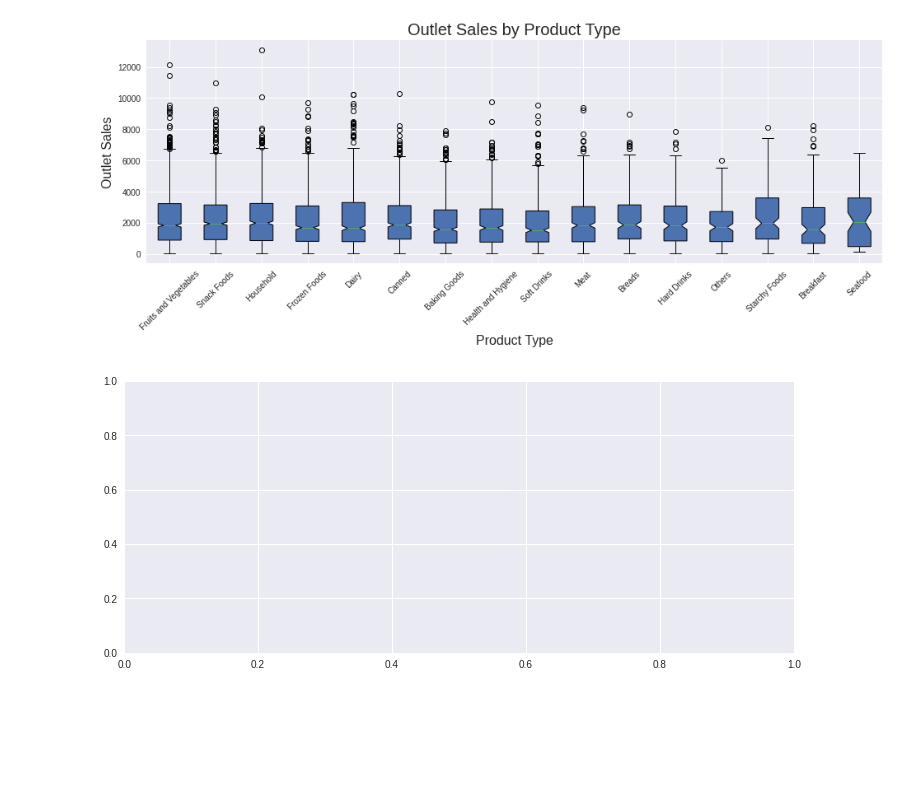
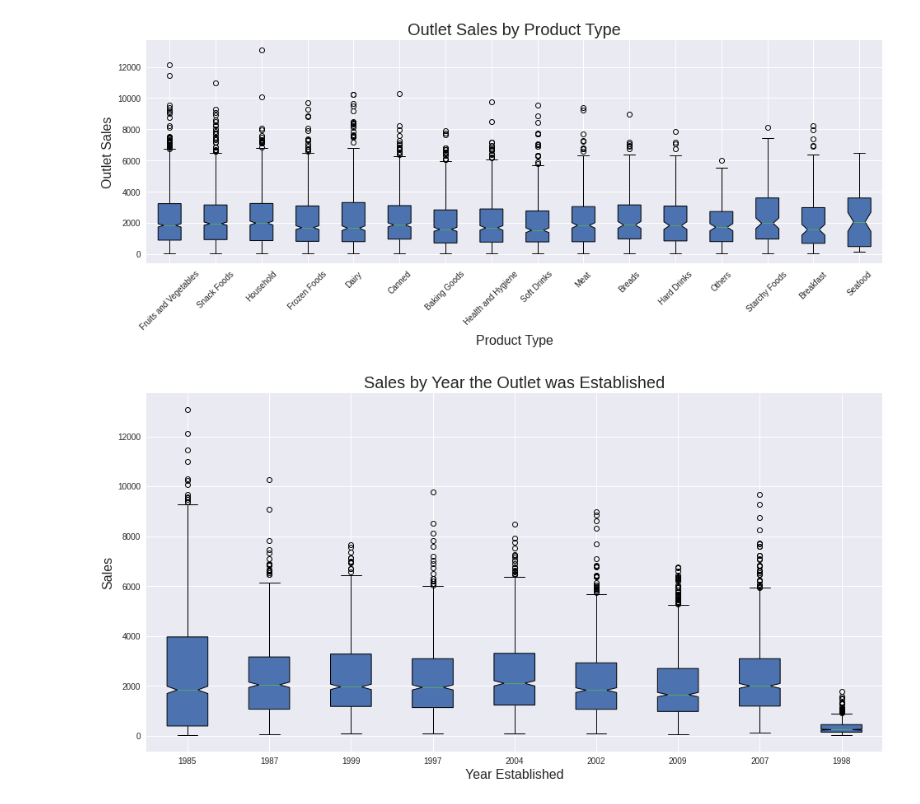
Before and after one commit to mvince33/food-sales-predictions, a Jupyter notebook: food_sales_predictions.ipynb, the cells around one changed output. Saved outputs shown, nothing was run; the diff lists cells and outputs as text; code cells hidden in the pictures; blank space fills up the shorter version.

```diff
--- a/food_sales_predictions.ipynb
+++ b/food_sales_predictions.ipynb
@@ -432,9 +431,25 @@ plt.title('Outlet Sales by Product Type', fontsize = 20);
 # %%
 # Here we will reconstruct another figure from plot 3. This one was interesting in
 # that it seems to suggest that outlets constructed in 1998 have lower sales. This
 # is of course an absurd correlation, but it is included as we would like to know
 # why these outlets are generating fewer sales.
 
-fig, axes = plt.subplots(nrows = 1, ncols = 1, figsize = (12, 5));
+# Get a list of years that outlets were established
+year_established = df['Outlet_Establishment_Year'].value_counts().index
+# Get the sales associated with outlet establishment year
+outlet_sales_by_year = [df.loc[df['Outlet_Establishment_Year'] == year, 'Item_Outlet_Sales']
+                        for year in year_established]
+
+# Construct the boxplots
+fig, axes = plt.subplots(nrows = 1, ncols = 1, figsize = (16, 8));
+axes.boxplot(outlet_sales_by_year,
+             labels = year_established,
+             patch_artist = True,
+             notch = True);
+
+# Label the boxplots
+plt.xlabel('Year Established', fontsize = 16);
+plt.ylabel('Sales', fontsize = 16);
+plt.title('Sales by Year the Outlet was Established', fontsize = 20);
 # %% [output]
-[figure, old version]
+[figure, new version]
```
Also changed, not shown: parts of 4 cells of this notebook.
